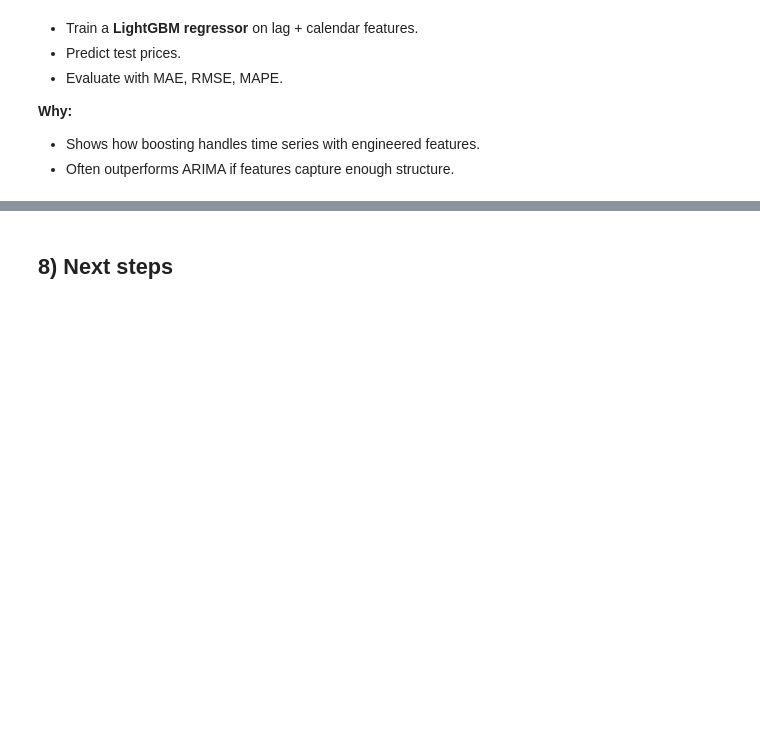
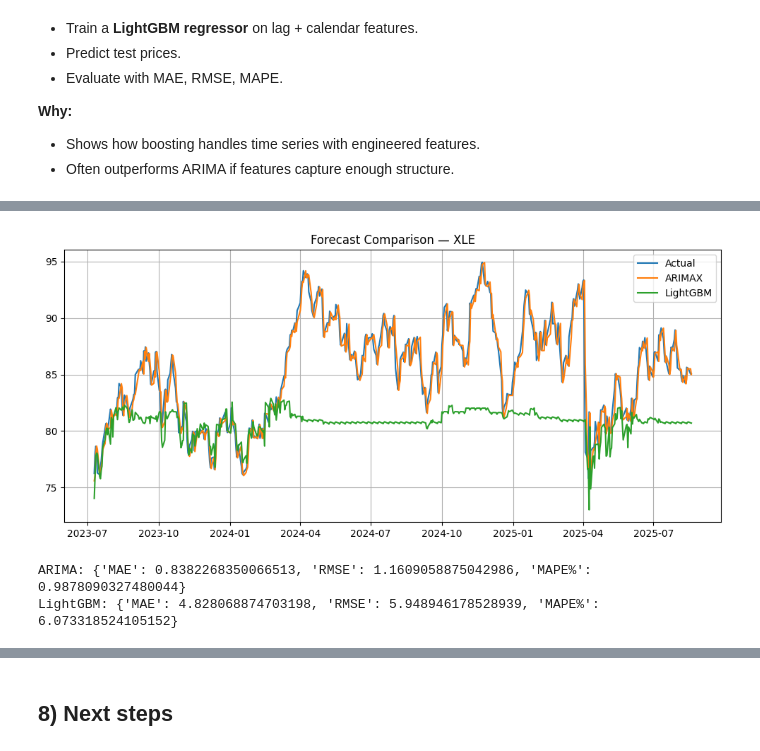
Before and after one commit to matteodimauro/electricity-futures-forecasting, a Jupyter notebook: notebooks/01_yfinance_mvp.ipynb, the cells around one changed output, grey strips where cells are left out. Drawn from its saved outputs; the diff is of its cells as text; code cells hidden in the pictures; blank space fills up the shorter version.

```diff
--- a/notebooks/01_yfinance_mvp.ipynb
+++ b/notebooks/01_yfinance_mvp.ipynb
@@ -317,0 +478,14 @@ print("LightGBM:", m_lgbm)
+# %%
+plt.figure()
+plt.plot(test["Date"], y_te, label="Actual")
+plt.plot(test["Date"], arimax_fc, label="ARIMAX")
+plt.plot(test["Date"], lgbm_fc, label="LightGBM")
+plt.legend(); plt.title(f"Forecast Comparison — {TICKER}")
+plt.show()
+
+print("ARIMA:", m_arimax)
+print("LightGBM:", m_lgbm)
+# %% [output]
+[figure, added]
+ARIMA: {'MAE': 0.8382268350066513, 'RMSE': 1.1609058875042986, 'MAPE%': 0.9878090327480044}
+LightGBM: {'MAE': 4.828068874703198, 'RMSE': 5.948946178528939, 'MAPE%': 6.073318524105152}
```
Also changed, not shown: parts of 23 cells of this notebook.
